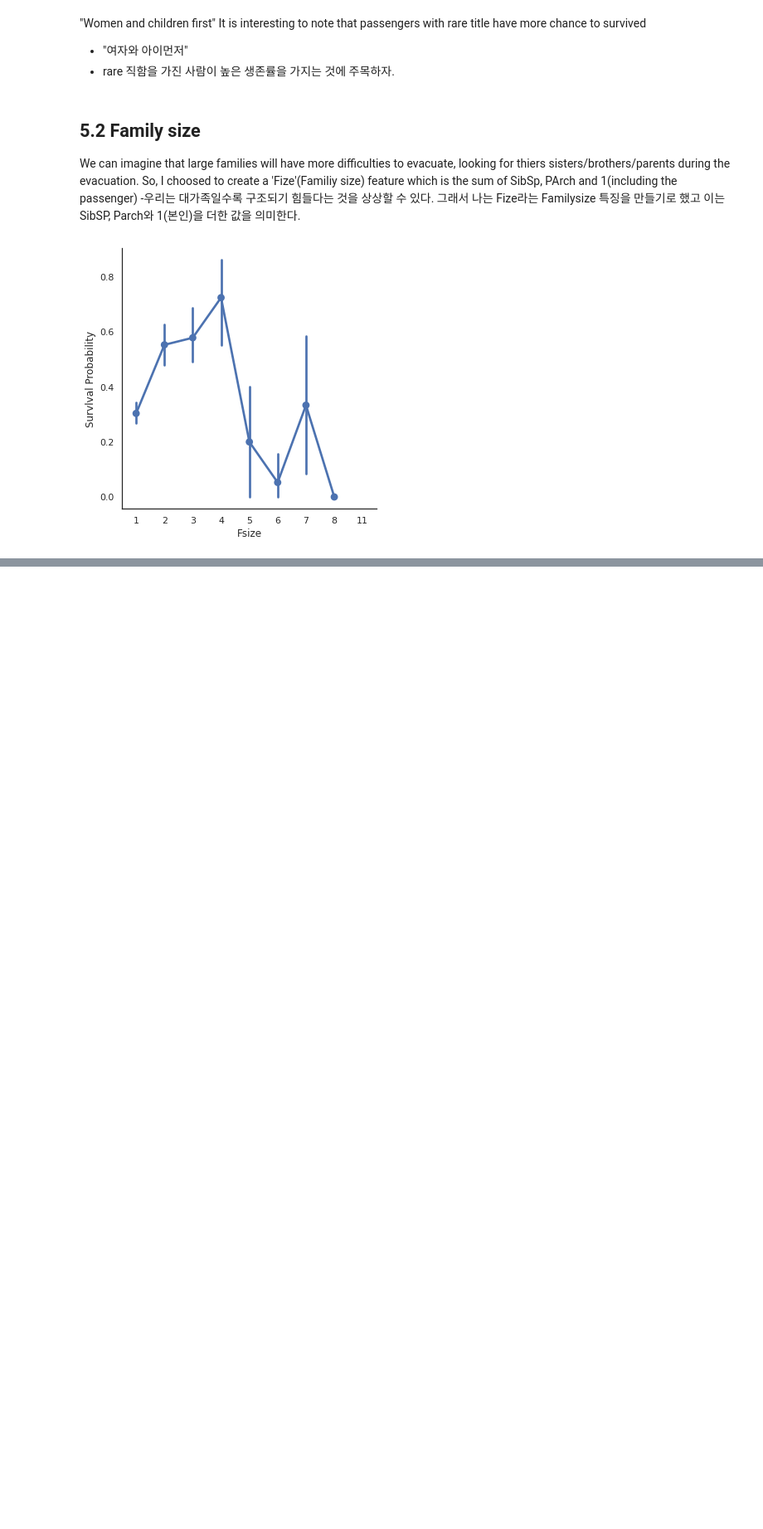
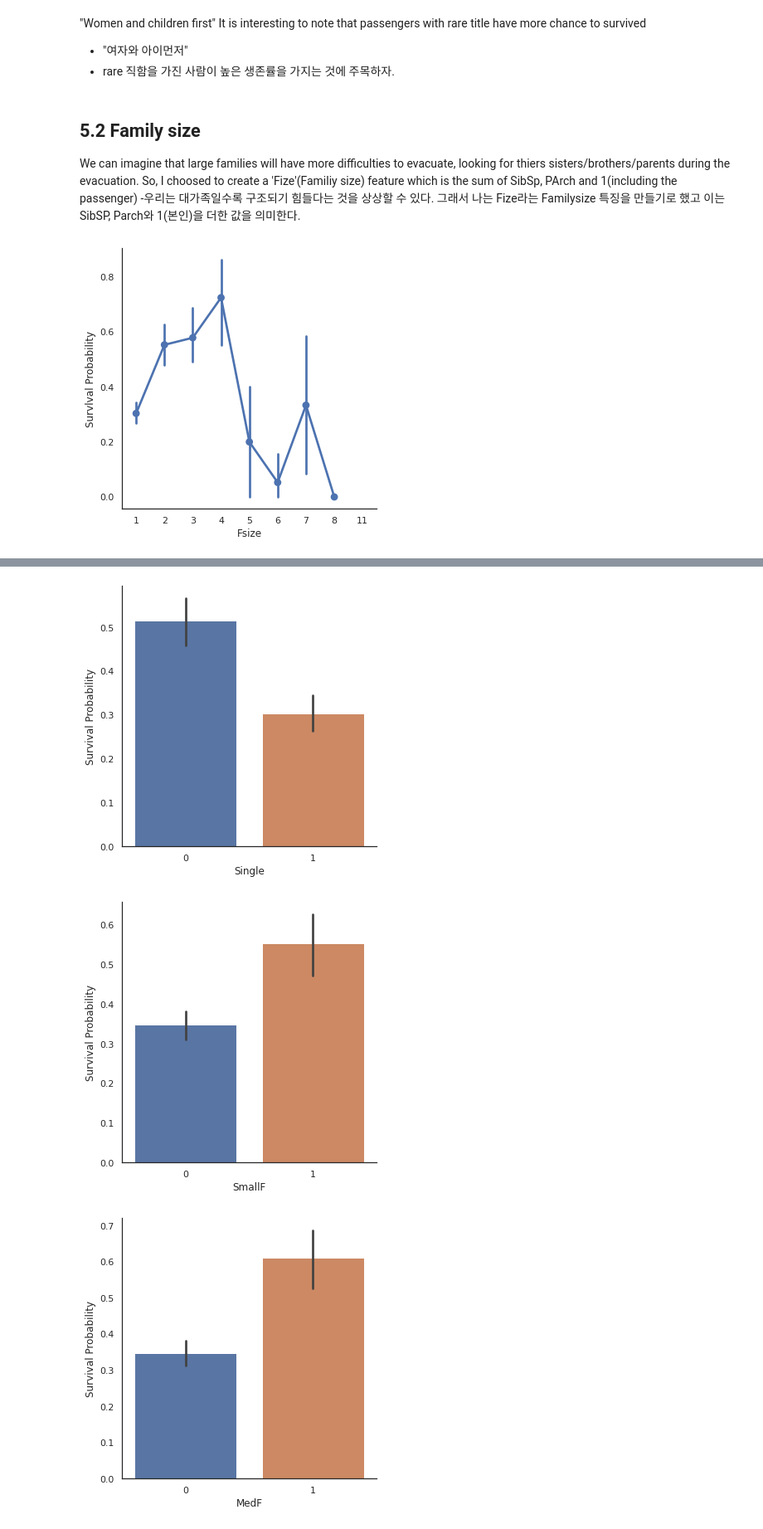
Before and after one commit to jsleeg98/Kaggle_practice, a Jupyter notebook: Titanic/Titanic_Top_4_with_ensemble_modeling_필사.ipynb, the cells around one changed output, grey strips where cells are left out. Shown: that part at 83% size. Saved outputs shown, nothing was run; the diff lists cells and outputs as text; code cells hidden in the pictures; blank space fills up the shorter version.

Commit message:
5.2 Family size

```diff
--- a/Titanic/Titanic_Top_4_with_ensemble_modeling_필사.ipynb
+++ b/Titanic/Titanic_Top_4_with_ensemble_modeling_필사.ipynb
@@ -633,0 +643,19 @@ g = g.set_ylabels('Survlval Probability')
+# %%
+# Create new feature of family size
+dataset['Single'] = dataset['Fsize'].map(lambda s : 1 if s == 1 else 0)
+dataset['SmallF'] = dataset['Fsize'].map(lambda s : 1 if s == 2 else 0)
+dataset['MedF'] = dataset['Fsize'].map(lambda s : 1 if 3 <= s <= 4 else 0)
+dataset['LargeF'] = dataset['Fsize'].map(lambda s: 1 if s >= 5 else 0)
+# %%
+g = sns.factorplot(x = 'Single', y = 'Survived', data = dataset, kind = 'bar')
+g = g.set_ylabels('Survival Probability')
+g = sns.factorplot(x = 'SmallF', y = 'Survived', data = dataset, kind = 'bar')
+g = g.set_ylabels('Survival Probability')
+g = sns.factorplot(x = 'MedF', y = 'Survived', data = dataset, kind = 'bar')
+g = g.set_ylabels('Survival Probability')
+g = sns.factorplot(x = 'LargeF', y = 'Survived', data = dataset, kind = 'bar')
+g = g.set_ylabels('Survival Probability')
+# %% [output]
+[figure, added]
+[figure, added]
+[figure, added]
```
Also changed, not shown: parts of 16 cells of this notebook.
